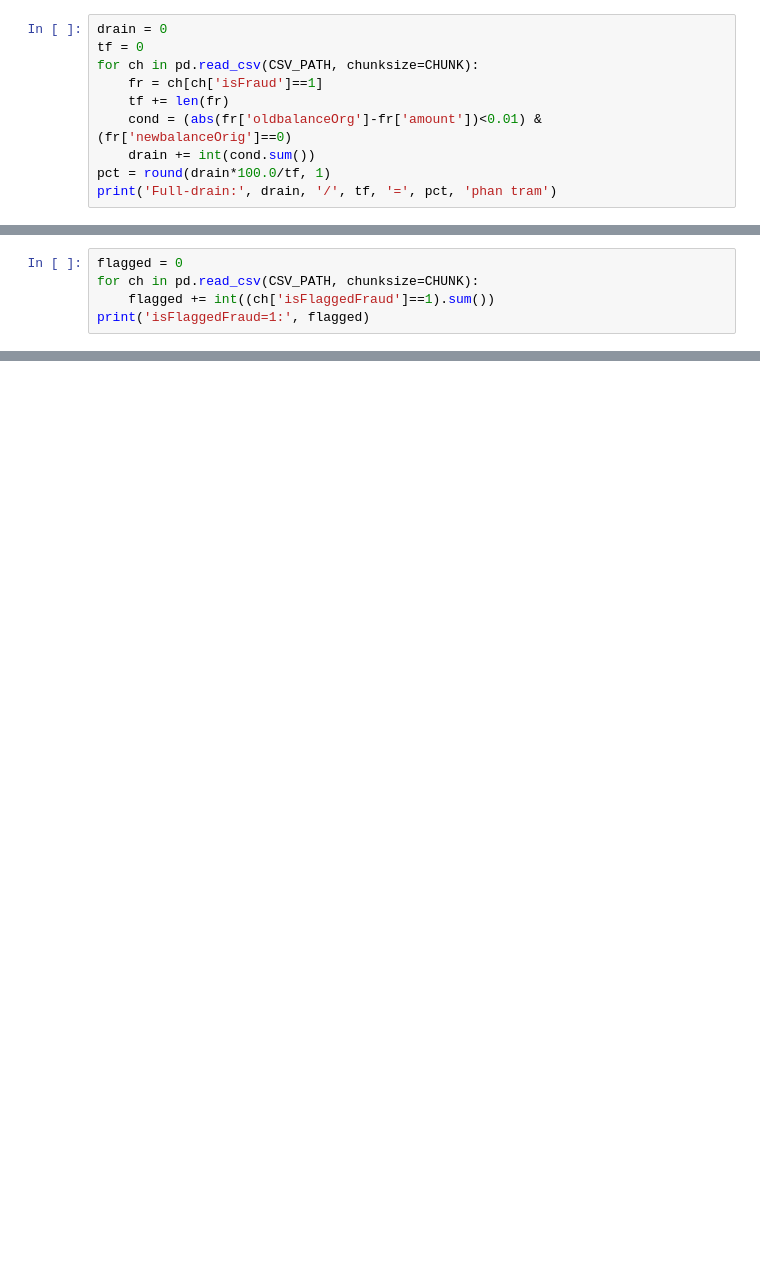
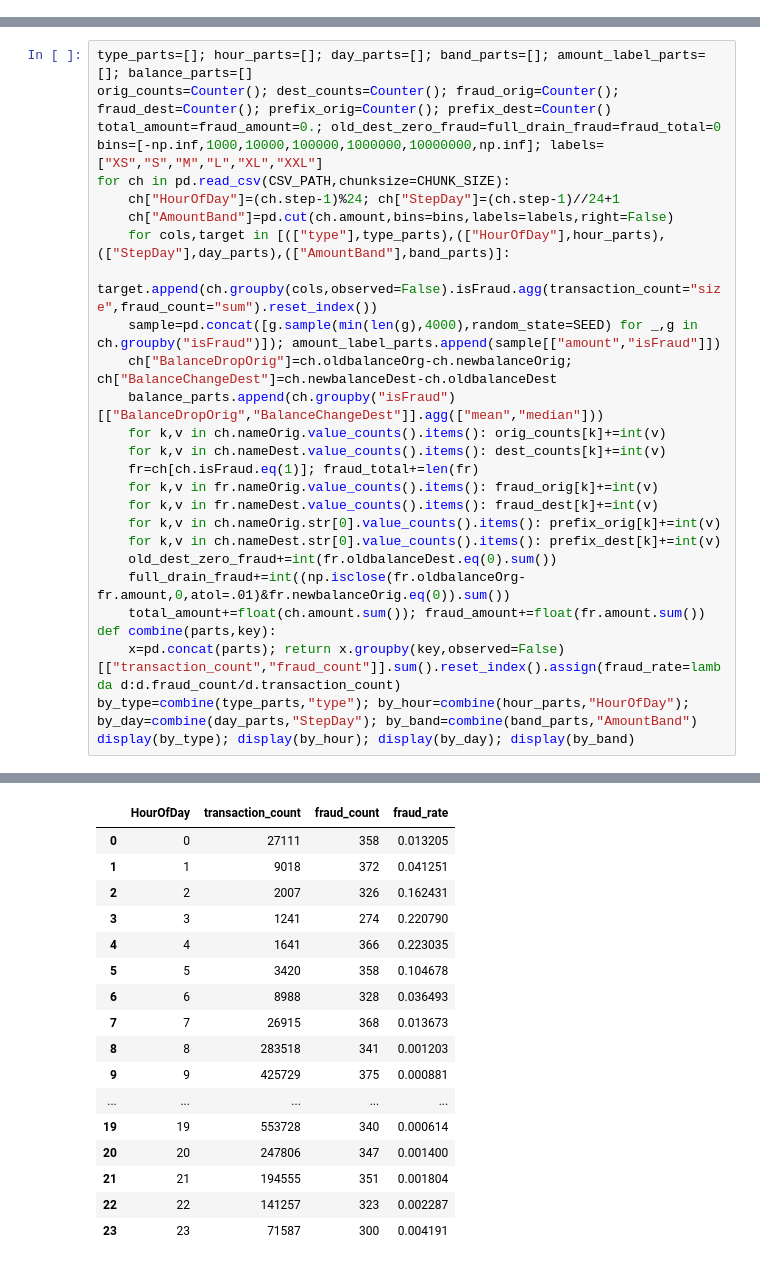
Before and after one commit to Cham070306/fraud-detection-data-mart, a Jupyter notebook: notebooks/02_eda_fraud.ipynb, the cells around one changed output, grey strips where cells are left out. Cells and saved outputs as stored; diff of their text form; blank space fills up the shorter version.

Commit message:
feat(eda): complete PaySim profiling and fraud analysis

```diff
--- a/notebooks/02_eda_fraud.ipynb
+++ b/notebooks/02_eda_fraud.ipynb
@@ -28,10 +0,0 @@ Ket qua: Fraud chi o TRANSFER (4.097) va CASH_OUT (4.116). PAYMENT/DEBIT/CASH_IN
-# %%
-drain = 0
-tf = 0
-for ch in pd.read_csv(CSV_PATH, chunksize=CHUNK):
-    fr = ch[ch['isFraud']==1]
-    tf += len(fr)
-    cond = (abs(fr['oldbalanceOrg']-fr['amount'])<0.01) & (fr['newbalanceOrig']==0)
-    drain += int(cond.sum())
-pct = round(drain*100.0/tf, 1)
-print('Full-drain:', drain, '/', tf, '=', pct, 'phan tram')
@@ -41,5 +0,0 @@ Chi 16 dong duoc danh dau isFlaggedFraud=1. Khong dung lam nhan ground truth.
-# %%
-flagged = 0
-for ch in pd.read_csv(CSV_PATH, chunksize=CHUNK):
-    flagged += int((ch['isFlaggedFraud']==1).sum())
-print('isFlaggedFraud=1:', flagged)
@@ -51,0 +37,28 @@ print('isFlaggedFraud=1:', flagged)
+# %%
+type_parts=[]; hour_parts=[]; day_parts=[]; band_parts=[]; amount_label_parts=[]; balance_parts=[]
+orig_counts=Counter(); dest_counts=Counter(); fraud_orig=Counter(); fraud_dest=Counter(); prefix_orig=Counter(); prefix_dest=Counter()
+total_amount=fraud_amount=0.; old_dest_zero_fraud=full_drain_fraud=fraud_total=0
+bins=[-np.inf,1000,10000,100000,1000000,10000000,np.inf]; labels=["XS","S","M","L","XL","XXL"]
+for ch in pd.read_csv(CSV_PATH,chunksize=CHUNK_SIZE):
+    ch["HourOfDay"]=(ch.step-1)%24; ch["StepDay"]=(ch.step-1)//24+1
+    ch["AmountBand"]=pd.cut(ch.amount,bins=bins,labels=labels,right=False)
+    for cols,target in [(["type"],type_parts),(["HourOfDay"],hour_parts),(["StepDay"],day_parts),(["AmountBand"],band_parts)]:
+        target.append(ch.groupby(cols,observed=False).isFraud.agg(transaction_count="size",fraud_count="sum").reset_index())
+    sample=pd.concat([g.sample(min(len(g),4000),random_state=SEED) for _,g in ch.groupby("isFraud")]); amount_label_parts.append(sample[["amount","isFraud"]])
+    ch["BalanceDropOrig"]=ch.oldbalanceOrg-ch.newbalanceOrig; ch["BalanceChangeDest"]=ch.newbalanceDest-ch.oldbalanceDest
+    balance_parts.append(ch.groupby("isFraud")[["BalanceDropOrig","BalanceChangeDest"]].agg(["mean","median"]))
+    for k,v in ch.nameOrig.value_counts().items(): orig_counts[k]+=int(v)
+    for k,v in ch.nameDest.value_counts().items(): dest_counts[k]+=int(v)
+    fr=ch[ch.isFraud.eq(1)]; fraud_total+=len(fr)
+    for k,v in fr.nameOrig.value_counts().items(): fraud_orig[k]+=int(v)
+    for k,v in fr.nameDest.value_counts().items(): fraud_dest[k]+=int(v)
+    for k,v in ch.nameOrig.str[0].value_counts().items(): prefix_orig[k]+=int(v)
+    for k,v in ch.nameDest.str[0].value_counts().items(): prefix_dest[k]+=int(v)
+    old_dest_zero_fraud+=int(fr.oldbalanceDest.eq(0).sum())
+    full_drain_fraud+=int((np.isclose(fr.oldbalanceOrg-fr.amount,0,atol=.01)&fr.newbalanceOrig.eq(0)).sum())
+    total_amount+=float(ch.amount.sum()); fraud_amount+=float(fr.amount.sum())
+def combine(parts,key):
+    x=pd.concat(parts); return x.groupby(key,observed=False)[["transaction_count","fraud_count"]].sum().reset_index().assign(fraud_rate=lambda d:d.fraud_count/d.transaction_count)
+by_type=combine(type_parts,"type"); by_hour=combine(hour_parts,"HourOfDay"); by_day=combine(day_parts,"StepDay"); by_band=combine(band_parts,"AmountBand")
+display(by_type); display(by_hour); display(by_day); display(by_band)
+# %% [output]
@@ -51,0 +71,17 @@ print('isFlaggedFraud=1:', flagged)
+|  | HourOfDay | transaction_count | fraud_count | fraud_rate |
+| 0 | 0 | 27111 | 358 | 0.013205 |
+| 1 | 1 | 9018 | 372 | 0.041251 |
+| 2 | 2 | 2007 | 326 | 0.162431 |
+| 3 | 3 | 1241 | 274 | 0.220790 |
+| 4 | 4 | 1641 | 366 | 0.223035 |
+| 5 | 5 | 3420 | 358 | 0.104678 |
+| 6 | 6 | 8988 | 328 | 0.036493 |
+| 7 | 7 | 26915 | 368 | 0.013673 |
+| 8 | 8 | 283518 | 341 | 0.001203 |
+| 9 | 9 | 425729 | 375 | 0.000881 |
+| ... | ... | ... | ... | ... |
+| 19 | 19 | 553728 | 340 | 0.000614 |
+| 20 | 20 | 247806 | 347 | 0.001400 |
+| 21 | 21 | 194555 | 351 | 0.001804 |
+| 22 | 22 | 141257 | 323 | 0.002287 |
+| 23 | 23 | 71587 | 300 | 0.004191 |
```
Also changed, not shown: parts of 16 cells of this notebook, 16 other files.
